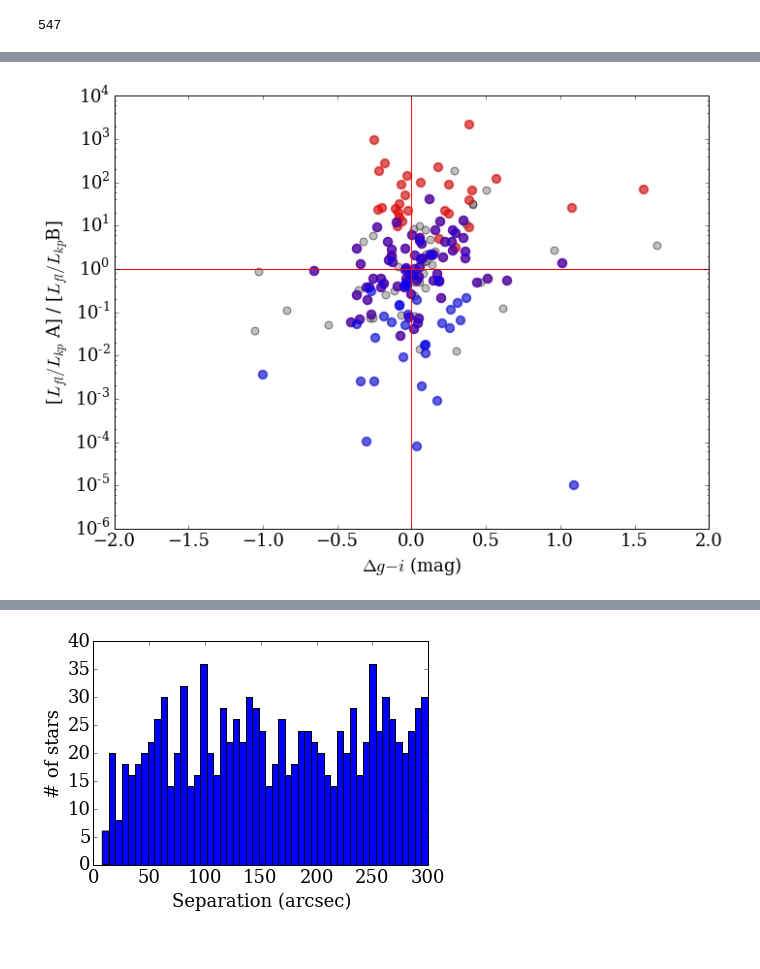
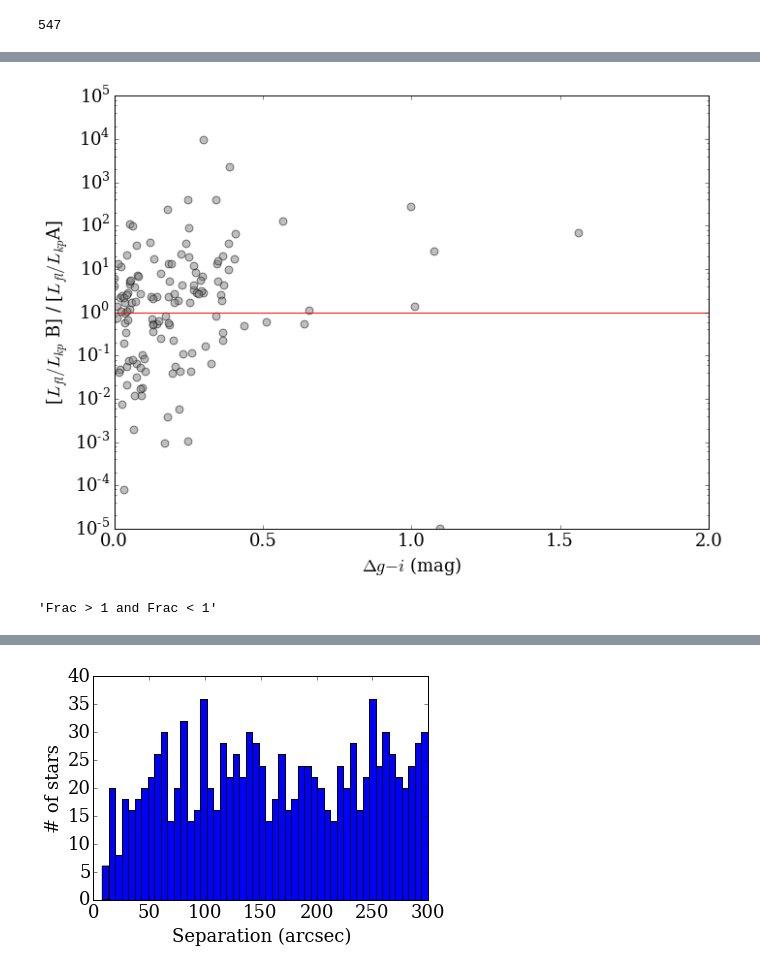
Before and after one commit to jradavenport/WideBinaryProject, a Jupyter notebook: WideBinarySearch.ipynb, the cells around one changed output, grey strips where cells are left out. Drawn from its saved outputs; the diff is of its cells as text; code cells hidden in the pictures.

```diff
--- a/WideBinarySearch.ipynb
+++ b/WideBinarySearch.ipynb
@@ -84,6 +84,12 @@ len(Pair_ID)
 # %%
 a = np.arange(0,1094,2)
 b = np.arange(1,1094,2)
+
+for j in range(0,len(a)):
+    if giclr[m][a[j]] > giclr[m][b[j]]:
+        tmp = a[j]
+        a[j] = b[j]
+        b[j] = tmp
 # %%
 len(a)
 # %% [output]
@@ -103,7 +115,5 @@ plt.yscale('log')
 Good_both_a = np.where((Lfl_Lbol[m][a]>1e-7)  & (Gal_Prob[a]>0.001))
 Good_both_b = np.where((Lfl_Lbol[m][b]>1e-7)  & (Gal_Prob[b]>0.001))
 
-print(len(Lfl_Lbol[m][a][Good_both_a]))
-print(len(Lfl_Lbol[m][b][Good_both_b]))
-print(Lfl_Lbol[m][a][Good_both_a])
-print(Lfl_Lbol[m][b][Good_both_b])
+Good_either = np.where(((Lfl_Lbol[m][a]>1e-7) | (Lfl_Lbol[m][b]>1e-7)) &
+                       ((Gal_Prob[a]>0.001) | (Gal_Prob[b]>0.001)))
@@ -147,17 +177,22 @@ plt.savefig('AB.png', dpi=1000)
 # %%
 plt.figure(figsize=(11,8))
-plt.scatter(giclr[m][a] - giclr[m][b],Lfl_Lbol[m][a]/Lfl_Lbol[m][b], facecolor = '0.5',  alpha=0.5, s=60)
-plt.scatter(giclr[m][a][Good_both_a] - giclr[m][b][Good_both_a],Lfl_Lbol[m][a][Good_both_a]/Lfl_Lbol[m][b][Good_both_a], color = 'r', alpha=0.5, s=90)
-plt.scatter(giclr[m][a][Good_both_b] - giclr[m][b][Good_both_b],Lfl_Lbol[m][a][Good_both_b]/Lfl_Lbol[m][b][Good_both_b], color = 'b', alpha=0.5, s=90)
-plt.xlim(-2,2)
-plt.ylim(1e-6,  1e4)
+plt.scatter(giclr[m][b][Good_either] - giclr[m][a][Good_either],
+            Lfl_Lbol[m][b][Good_either]/Lfl_Lbol[m][a][Good_either],
+            facecolor = '0.5',  alpha=0.5, s=60)
+#plt.scatter(giclr[m][a][Good_both_a] - giclr[m][b][Good_both_a],Lfl_Lbol[m][a][Good_both_a]/Lfl_Lbol[m][b][Good_both_a], color = 'r', alpha=0.5, s=90)
+#plt.scatter(giclr[m][a][Good_both_b] - giclr[m][b][Good_both_b],Lfl_Lbol[m][a][Good_both_b]/Lfl_Lbol[m][b][Good_both_b], color = 'b', alpha=0.5, s=90)
+plt.xlim(0,2)
+plt.ylim(1e-5,  1e5)
 plt.plot([-2,2],[1e0,1e0], color = 'r')
-plt.plot([0,0],[1e-6,1e4], color = 'r')
+#plt.plot([0,0],[1e-6,1e4], color = 'r')
 #plt.xscale('log')
 plt.yscale('log')
 plt.xlabel('$\Delta g-i$ (mag)')
-plt.ylabel('[$L_{fl}/L_{kp}$ A] / [$L_{fl}/L_{kp}$B]')
-plt.savefig('color_crosshair', dpi=1000)
+plt.ylabel('[$L_{fl}/L_{kp}$ B] / [$L_{fl}/L_{kp}$A]')
+plt.savefig('Color_Diagram_NEW', dpi=1000)
 plt.show()
+
+"Frac > 1 and Frac < 1"
 # %% [output]
-[figure, old version]
+[figure, new version]
+'Frac > 1 and Frac < 1'
```
Also changed, not shown: parts of 29 cells of this notebook.
